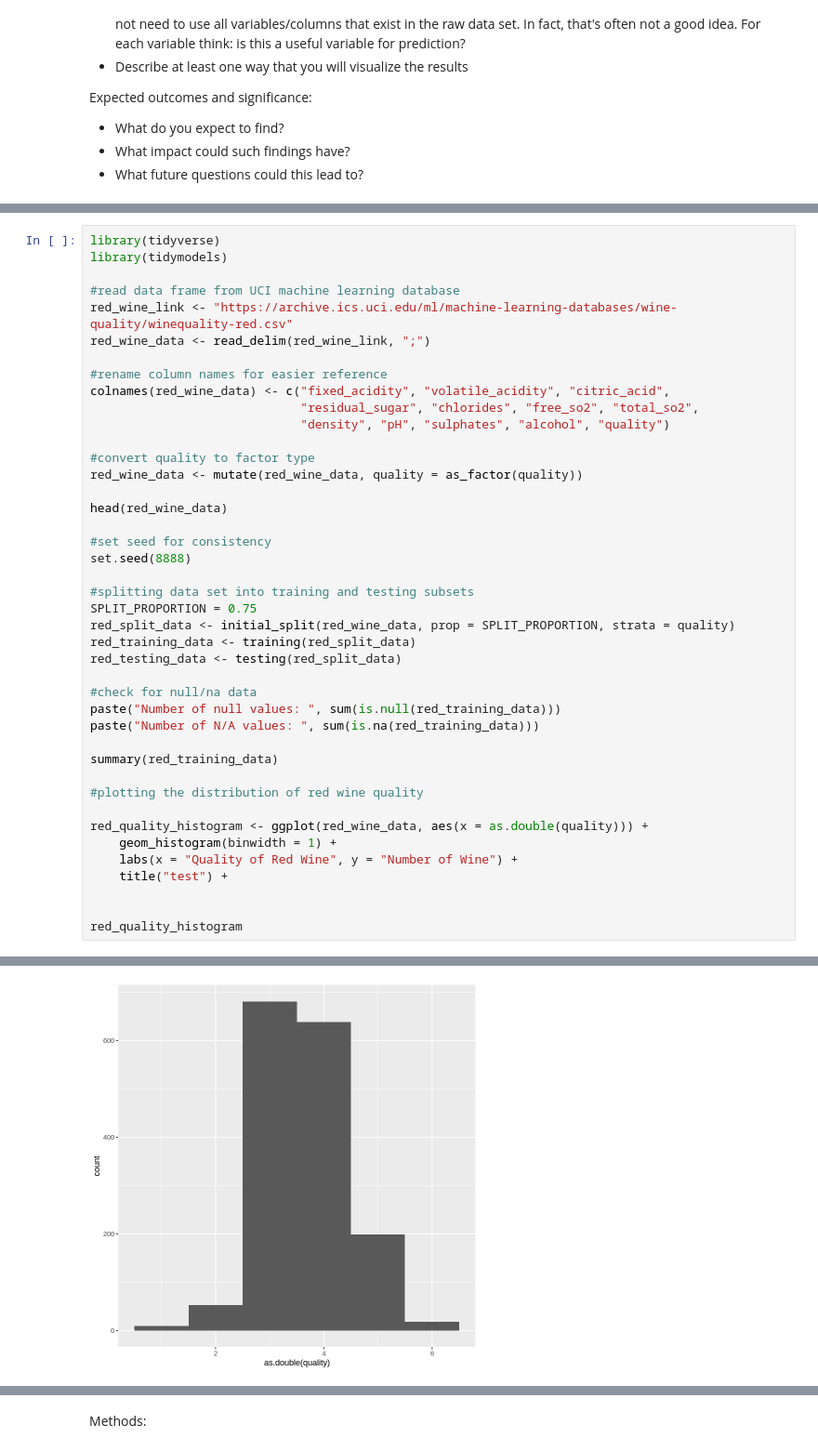
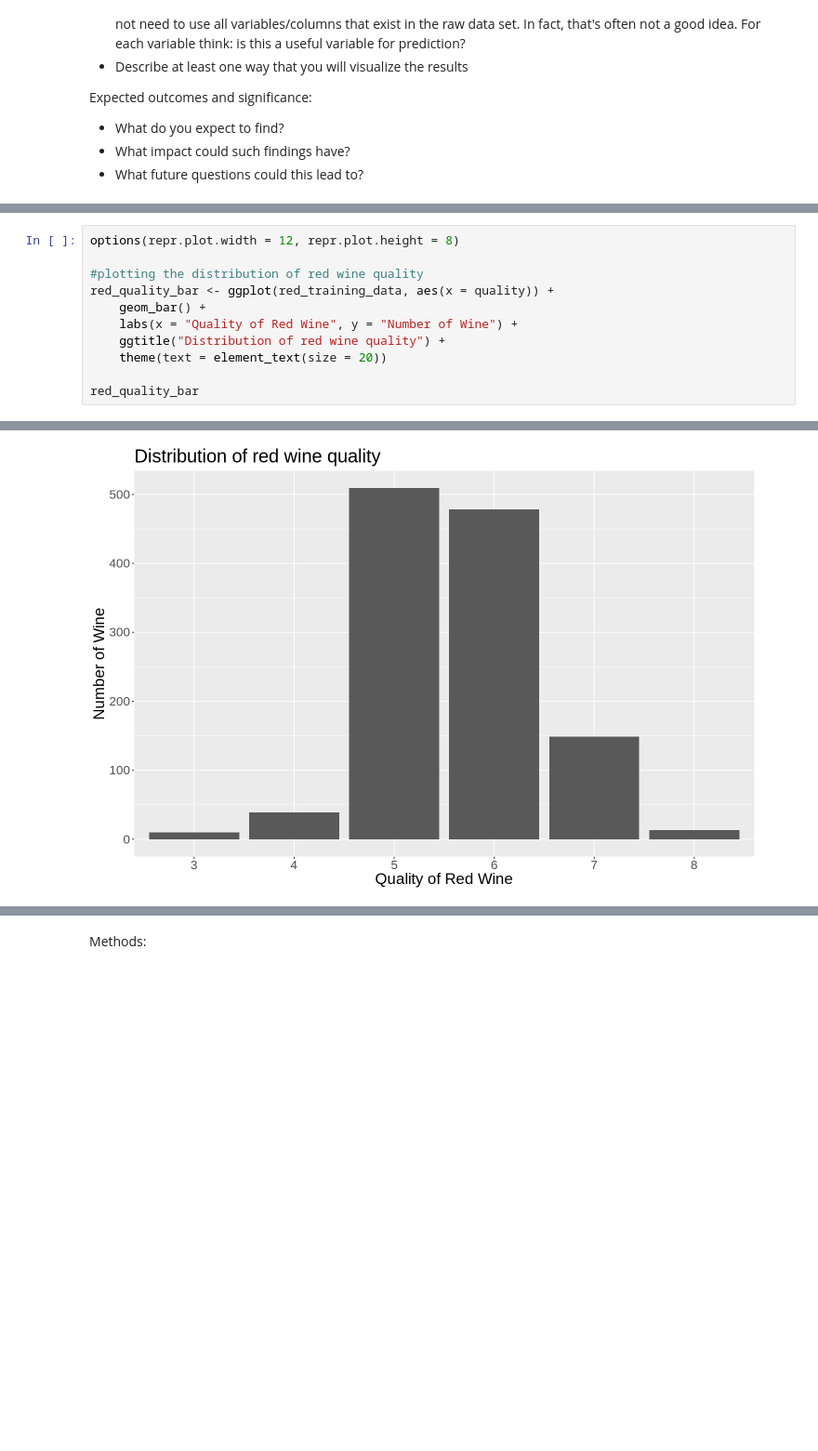
Before and after one commit to j-ackyao/Group-62-project, a Jupyter notebook: group_project_proposal.ipynb, the cells around one changed output, grey strips where cells are left out. Shown at 93% size. Drawn from its saved outputs; the diff is of its cells as text; blank space fills up the shorter version.

Commit message:
finished final draft of preliminary exploratory data analysis

```diff
--- a/group_project_proposal.ipynb
+++ b/group_project_proposal.ipynb
@@ -60,43 +228,12 @@ The code block below will include:
 # %%
-library(tidyverse)
-library(tidymodels)
-
-#read data frame from UCI machine learning database
-red_wine_link <- "https://archive.ics.uci.edu/ml/machine-learning-databases/wine-quality/winequality-red.csv"
-red_wine_data <- read_delim(red_wine_link, ";")
-
-#rename column names for easier reference
-colnames(red_wine_data) <- c("fixed_acidity", "volatile_acidity", "citric_acid",
-                             "residual_sugar", "chlorides", "free_so2", "total_so2",
-                             "density", "pH", "sulphates", "alcohol", "quality")
-
-#convert quality to factor type
-red_wine_data <- mutate(red_wine_data, quality = as_factor(quality))
-
-head(red_wine_data)
-
-#set seed for consistency
-set.seed(8888)
-
-#splitting data set into training and testing subsets
-SPLIT_PROPORTION = 0.75
-red_split_data <- initial_split(red_wine_data, prop = SPLIT_PROPORTION, strata = quality)
-red_training_data <- training(red_split_data)
-red_testing_data <- testing(red_split_data)
-
-#check for null/na data
-paste("Number of null values: ", sum(is.null(red_training_data)))
-paste("Number of N/A values: ", sum(is.na(red_training_data)))
-
-summary(red_training_data)
+options(repr.plot.width = 12, repr.plot.height = 8)
 
 #plotting the distribution of red wine quality
+red_quality_bar <- ggplot(red_training_data, aes(x = quality)) +
+    geom_bar() +
+    labs(x = "Quality of Red Wine", y = "Number of Wine") +
+    ggtitle("Distribution of red wine quality") +
+    theme(text = element_text(size = 20))
 
-red_quality_histogram <- ggplot(red_wine_data, aes(x = as.double(quality))) +
-    geom_histogram(binwidth = 1) +
-    labs(x = "Quality of Red Wine", y = "Number of Wine") +
-    title("test") +
-
-
-red_quality_histogram
+red_quality_bar
 # %% [output]
@@ -138 +240 @@ A tibble: 6 × 12
-[figure, old version]
+[figure, new version]
```
Also changed, not shown: parts of 21 cells of this notebook, 1 other file.
